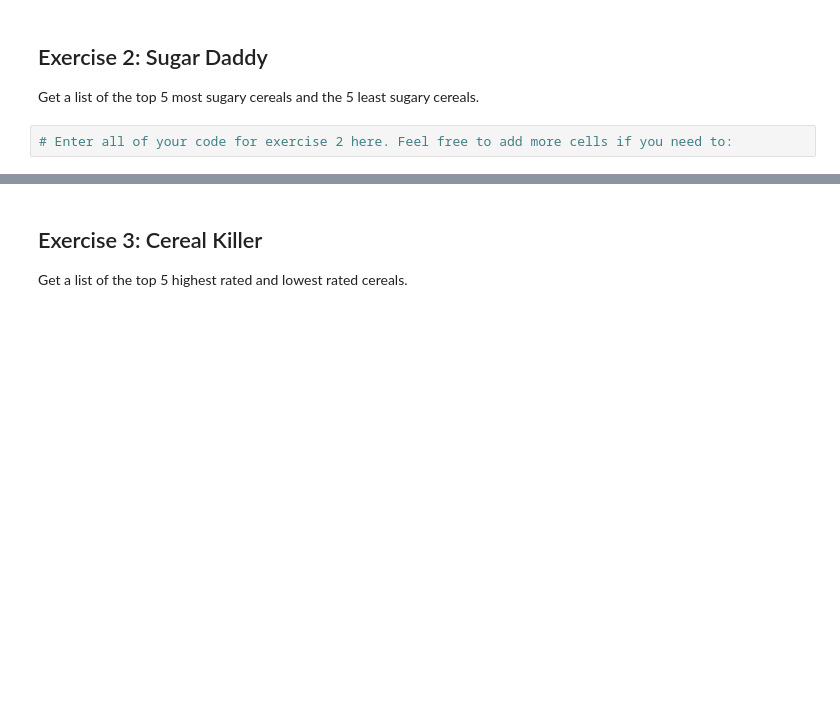
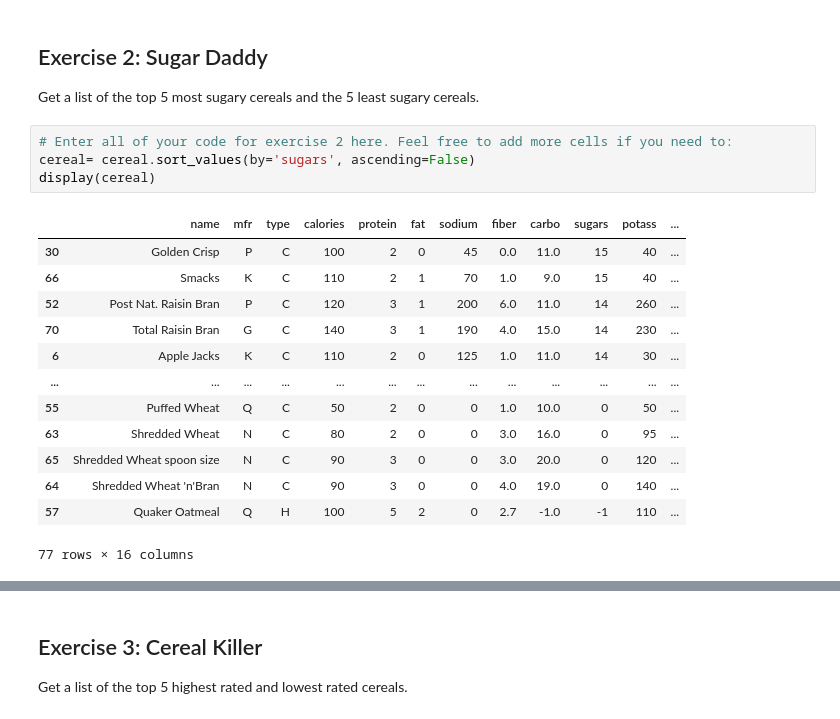
Before and after one commit to dsynderg/CS-180-assignments, a Jupyter notebook: 05_cereal.ipynb, the cells around one changed output, grey strips where cells are left out. Saved outputs shown, nothing was run; the diff lists cells and outputs as text; blank space fills up the shorter version.

```diff
--- a/05_cereal.ipynb
+++ b/05_cereal.ipynb
@@ -39,3 +77,19 @@ Carbs, fats and proteins are the three primary macro nutrients. Create a figure
 Get a list of the top 5 most sugary cereals and the 5 least sugary cereals.
 # %%
 # Enter all of your code for exercise 2 here. Feel free to add more cells if you need to:
+cereal= cereal.sort_values(by='sugars', ascending=False)
+display(cereal)
+# %% [output]
+|  | name | mfr | type | calories | protein | fat | sodium | fiber | carbo | sugars | potass | ... |
+| 30 | Golden Crisp | P | C | 100 | 2 | 0 | 45 | 0.0 | 11.0 | 15 | 40 | ... |
+| 66 | Smacks | K | C | 110 | 2 | 1 | 70 | 1.0 | 9.0 | 15 | 40 | ... |
+| 52 | Post Nat. Raisin Bran | P | C | 120 | 3 | 1 | 200 | 6.0 | 11.0 | 14 | 260 | ... |
+| 70 | Total Raisin Bran | G | C | 140 | 3 | 1 | 190 | 4.0 | 15.0 | 14 | 230 | ... |
+| 6 | Apple Jacks | K | C | 110 | 2 | 0 | 125 | 1.0 | 11.0 | 14 | 30 | ... |
+| ... | ... | ... | ... | ... | ... | ... | ... | ... | ... | ... | ... | ... |
+| 55 | Puffed Wheat | Q | C | 50 | 2 | 0 | 0 | 1.0 | 10.0 | 0 | 50 | ... |
+| 63 | Shredded Wheat | N | C | 80 | 2 | 0 | 0 | 3.0 | 16.0 | 0 | 95 | ... |
+| 65 | Shredded Wheat spoon size | N | C | 90 | 3 | 0 | 0 | 3.0 | 20.0 | 0 | 120 | ... |
+| 64 | Shredded Wheat 'n'Bran | N | C | 90 | 3 | 0 | 0 | 4.0 | 19.0 | 0 | 140 | ... |
+| 57 | Quaker Oatmeal | Q | H | 100 | 5 | 2 | 0 | 2.7 | -1.0 | -1 | 110 | ... |
+77 rows × 16 columns
```
Also changed, not shown: parts of 13 cells of this notebook.
